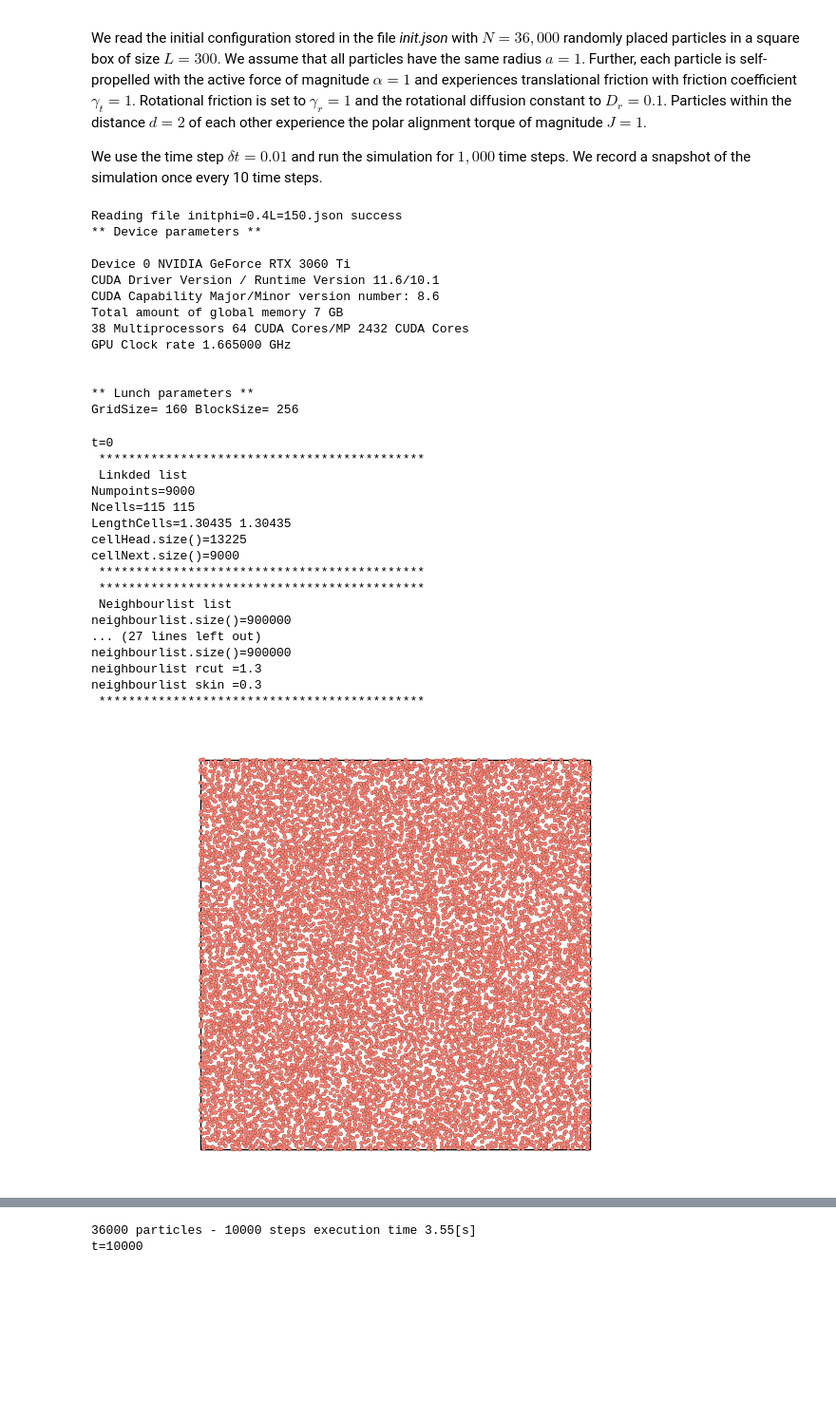
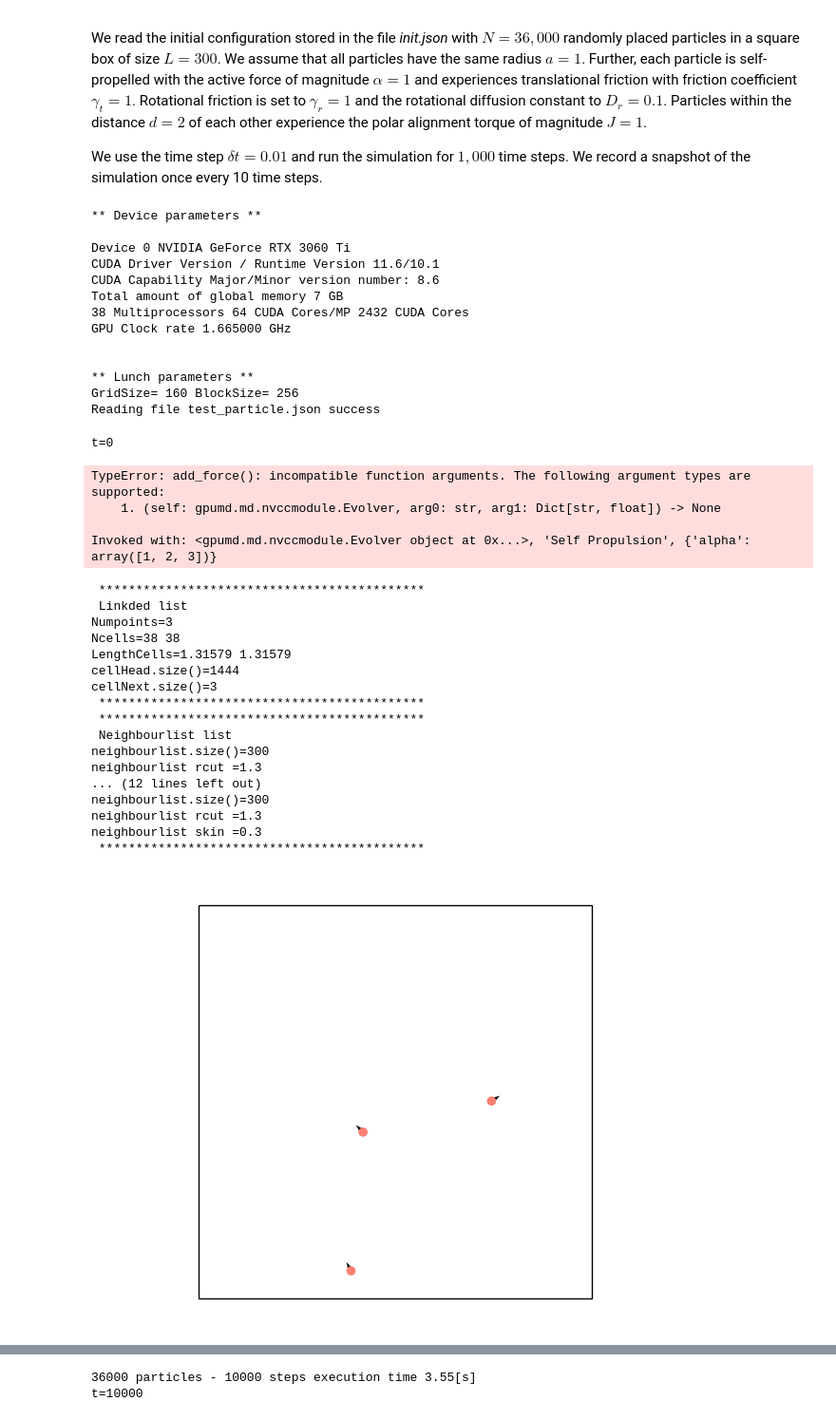
Before and after one commit to florencewuyixuan/AM230-project, a Jupyter notebook: Session_3.ipynb, the cells around one changed output, grey strips where cells are left out. Shown at 95% size. Saved outputs shown, nothing was run; the diff lists cells and outputs as text; code cells hidden in the pictures; blank space fills up the shorter version.

```diff
--- a/Session_3.ipynb
+++ b/Session_3.ipynb
@@ -20,8 +20,9 @@ We use the time step $\delta t = 0.01$ and run the simulation for $1,000$ time s
 %matplotlib widget
 import gpumd as md
 import time
+import numpy as np
 
-json_reader = md.fast_read_json("initphi=0.4L=150.json") #here we read the json file in C++
+json_reader = md.fast_read_json("test_particle.json") #here we read the json file in C++
 system = md.System(json_reader.particles, json_reader.box)
 
 #get the GPU hardware properties
@@ -31,7 +32,6 @@ print(cuda_info.getDeviceProperty())
 print("** Lunch parameters **")
 print("GridSize=", cuda_info.getGridSize(), "BlockSize=", cuda_info.getBlockSize())
 # %% [output]
-Reading file initphi=0.4L=150.json success
 ** Device parameters **
 
 Device 0 NVIDIA GeForce RTX 3060 Ti
@@ -44,51 +44,57 @@ GPU Clock rate 1.665000 GHz
 
 ** Lunch parameters **
 GridSize= 160 BlockSize= 256
+Reading file test_particle.json success
 # %%
 dump = md.Dump(system)          # Create a dump object
 print("t=0")
 dump.show(notebook=True)        # Plot the particles with matplotlib
 
 evolver = md.Evolver(system)    # Create a system evolver object
 
 #add the forces and torques
 
 # Create pairwise repulsive interactions with the spring contant k = 10 and range a = 1.0
 evolver.add_force("Harmonic Force", {"k": 10.0, "a": 1.0})
-
+alpha = np.array([1, 2, 3])
 # Create self-propulsion, self-propulsion strength alpha = 10.0
-evolver.add_force("Self Propulsion", {"alpha": 10.0})
+evolver.add_force("Self Propulsion", {"alpha": alpha})
 
 # Create pairwise polar alignment with alignment strength J = 10.0 and range a = 1.0
 evolver.add_torque("Polar Align", {"k": 10.0, "a": 1.0})
 
 #add integrators
 # Integrator for updating particle position, friction gamma = 1.0 , "random seed" seed = 10203 and no thermal noise
 evolver.add_integrator("Brownian Positions", {"T": 0.0, "gamma": 1.0, "seed": 10203})
 
 # Integrator for updating particle orientation, friction gamma = 1.0, "rotation" T = 0.1, D_r = 0.0, "random seed" seed = 10203
 evolver.add_integrator("Brownian Rotation", {"T": 0.1, "gamma": 1.0, "seed": 10203})
 
 evolver.set_time_step(1e-2) # Set the time step for all the integrators
 # %% [output]
 t=0
- ********************************************
- Linkded list
-Numpoints=9000
-Ncells=115 115
-LengthCells=1.30435 1.30435
-cellHead.size()=13225
-cellNext.size()=9000
- ********************************************
- ********************************************
- Neighbourlist list
-neighbourlist.size()=900000
-... (27 lines left out)
-neighbourlist.size()=900000
-neighbourlist rcut =1.3
-neighbourlist skin =0.3
- ********************************************
+TypeError: add_force(): incompatible function arguments. The following argument types are supported:
+    1. (self: gpumd.md.nvccmodule.Evolver, arg0: str, arg1: Dict[str, float]) -> None
+
+Invoked with: <gpumd.md.nvccmodule.Evolver object at 0x...>, 'Self Propulsion', {'alpha': array([1, 2, 3])}
+ ********************************************
+ Linkded list
+Numpoints=3
+Ncells=38 38
+LengthCells=1.31579 1.31579
+cellHead.size()=1444
+cellNext.size()=3
+ ********************************************
+ ********************************************
+ Neighbourlist list
+neighbourlist.size()=300
+neighbourlist rcut =1.3
+... (12 lines left out)
+neighbourlist.size()=300
+neighbourlist rcut =1.3
+neighbourlist skin =0.3
+ ********************************************
-[figure, old version]
+[figure, new version]
 # %% [markdown]
 <div align="center">
 <img src="./L=300.0000.png" style="width: 1x;"/>
```
Also changed, not shown: 38 other files.
